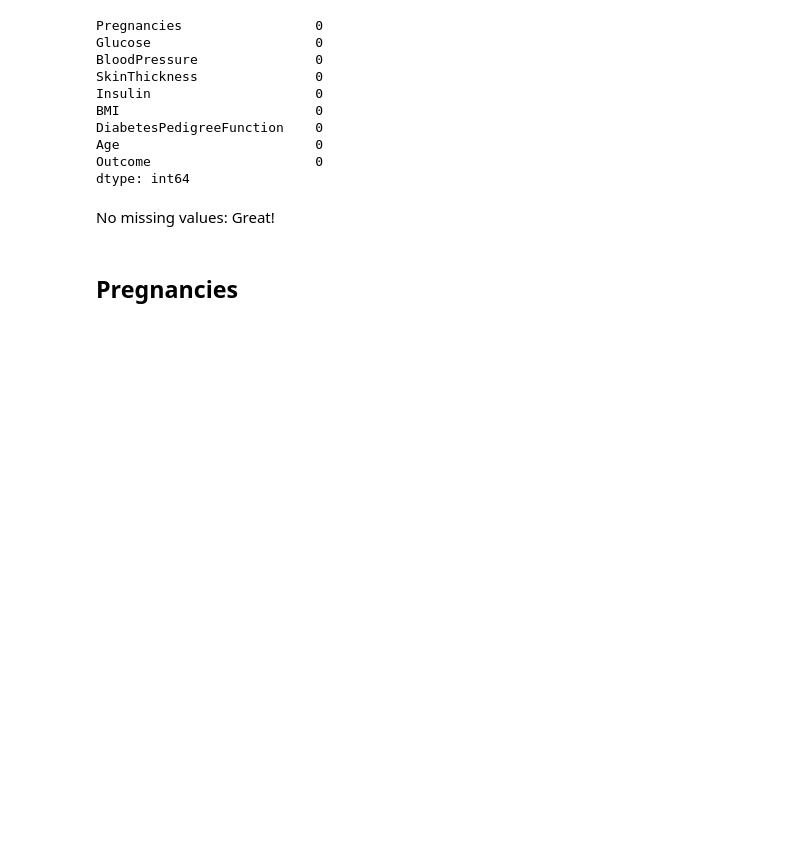
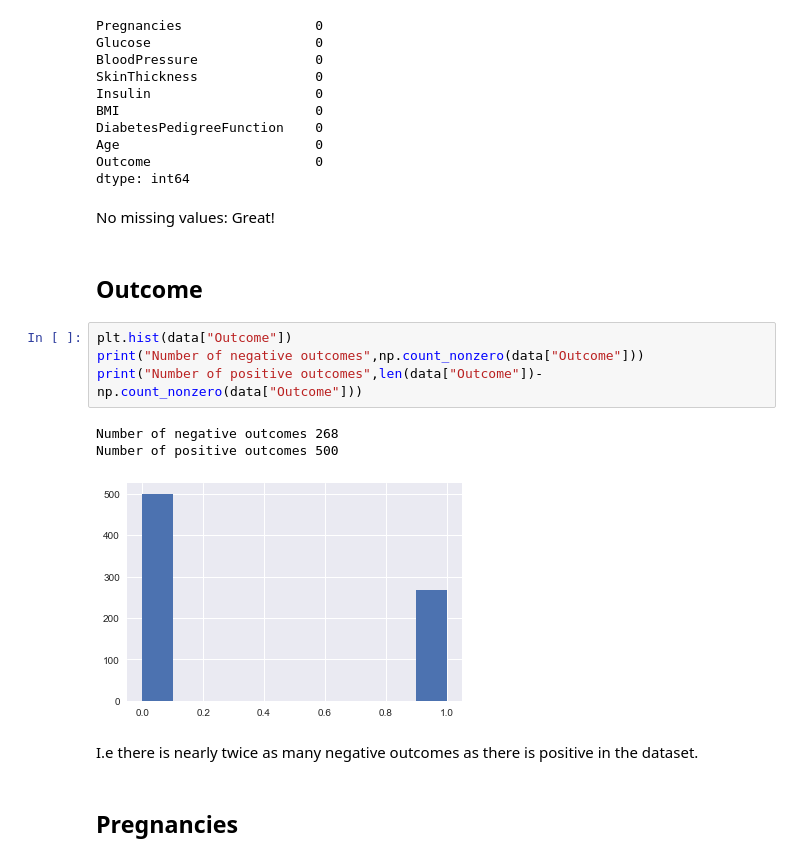
Before and after one commit to Tranhd/Diabetes-Classification, a Jupyter notebook: Exploratory Analysis.ipynb, the cells around one changed output. Cells and saved outputs as stored; diff of their text form; blank space fills up the shorter version.

```diff
--- a/Exploratory Analysis.ipynb
+++ b/Exploratory Analysis.ipynb
@@ -87,6 +87,18 @@ Outcome                     0
 dtype: int64
 # %% [markdown]
 No missing values: Great!
+# %% [markdown]
+## Outcome
+# %%
+plt.hist(data["Outcome"])
+print("Number of negative outcomes",np.count_nonzero(data["Outcome"]))
+print("Number of positive outcomes",len(data["Outcome"])-np.count_nonzero(data["Outcome"]))
+# %% [output]
+Number of negative outcomes 268
+Number of positive outcomes 500
+[figure, added]
+# %% [markdown]
+I.e there is nearly twice as many negative outcomes as there is positive in the dataset.
 # %% [markdown]
 ## Pregnancies
 # %% [markdown]
```
Also changed, not shown: parts of 30 cells of this notebook, 7 other files.
